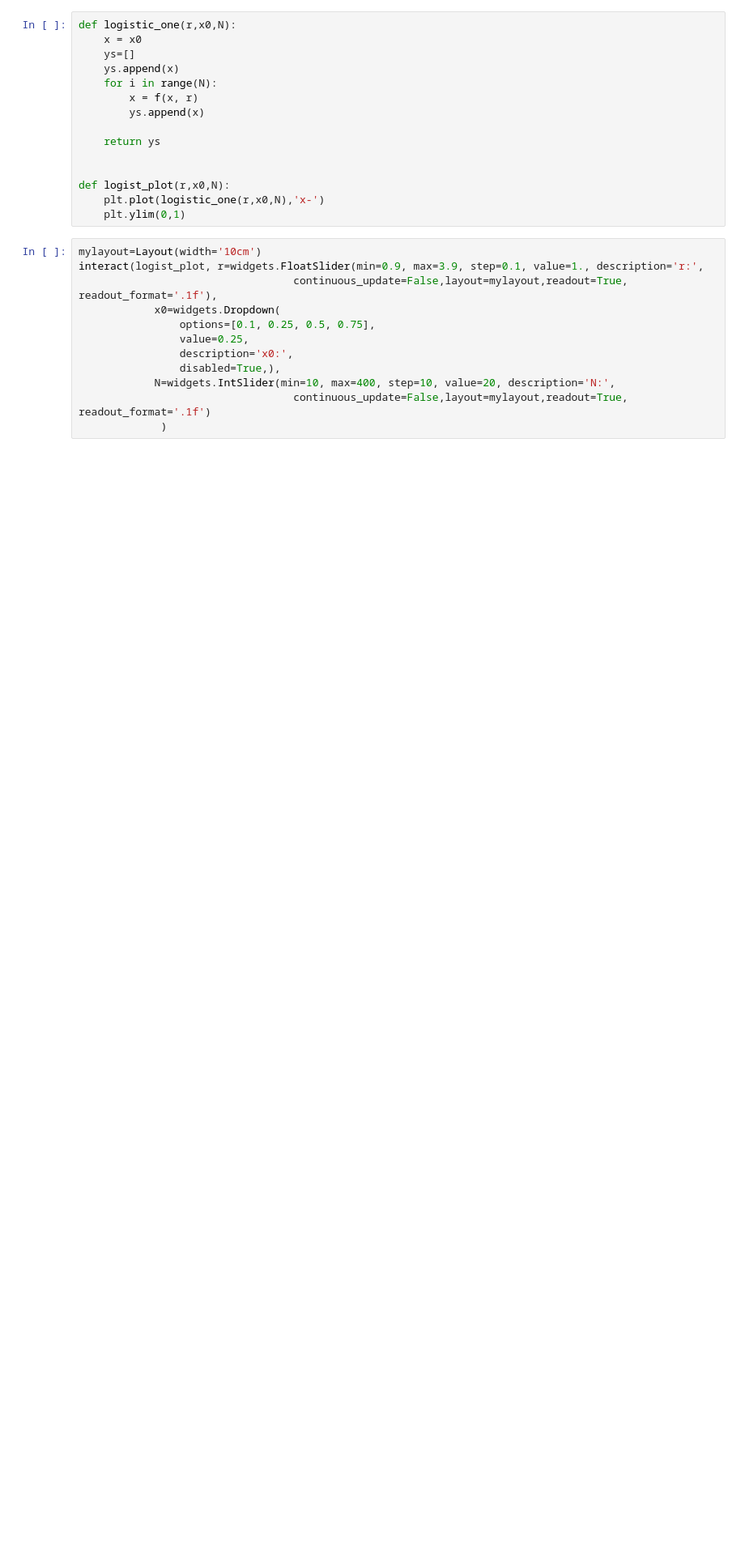
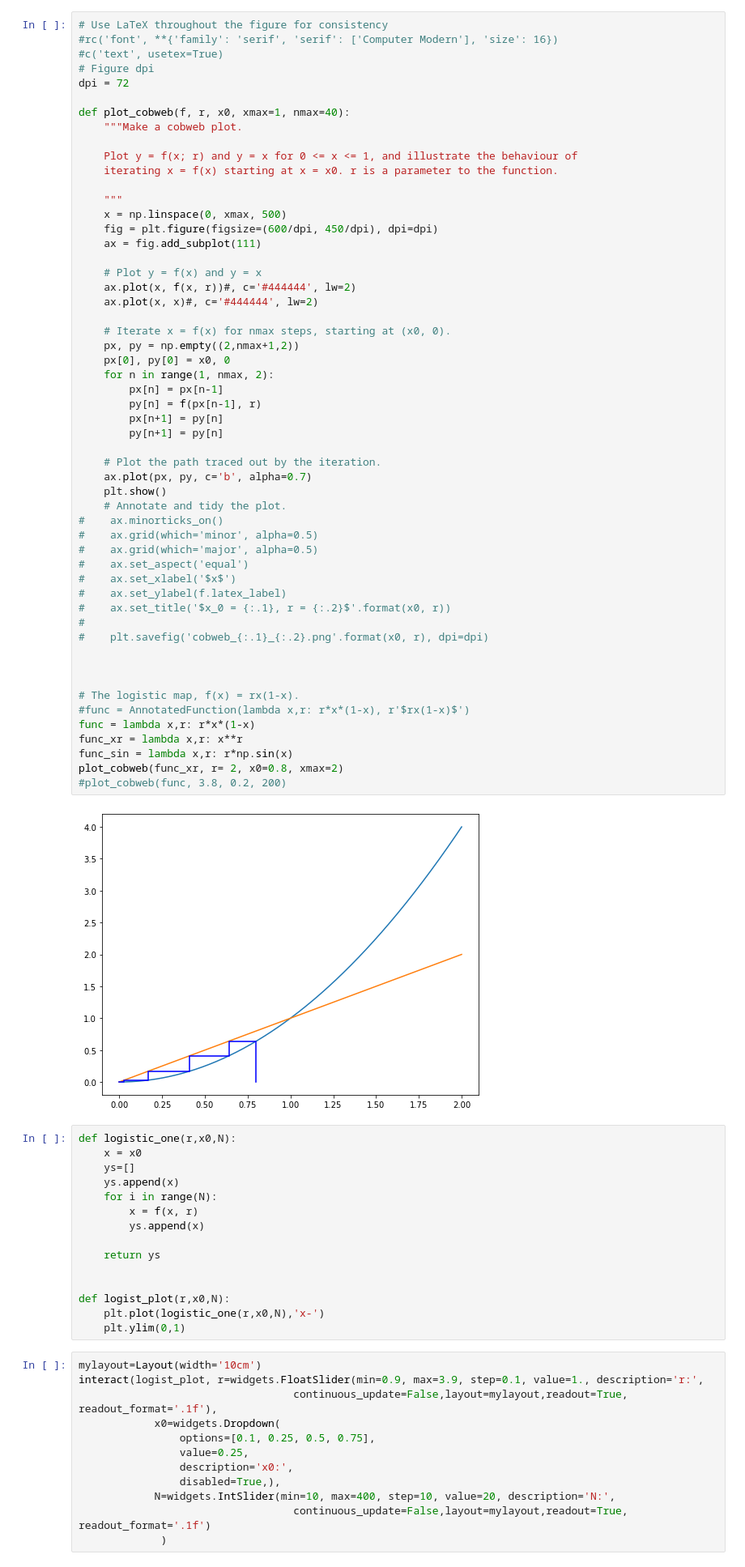
Before and after one commit to galendal/MAT230git, a Jupyter notebook: logistic_map.ipynb, the cells around one changed output. Shown: that part at 81% size. Cells and saved outputs as stored; diff of their text form; blank space fills up the shorter version.

```diff
--- a/logistic_map.ipynb
+++ b/logistic_map.ipynb
@@ -8,6 +8,62 @@ import matplotlib.pyplot as plt
 #%matplotlib notebook
 from ipywidgets import interact, interactive, fixed, interact_manual, Layout
 import ipywidgets as widgets
+# %%
+# Use LaTeX throughout the figure for consistency
+#rc('font', **{'family': 'serif', 'serif': ['Computer Modern'], 'size': 16})
+#c('text', usetex=True)
+# Figure dpi
+dpi = 72
+
+def plot_cobweb(f, r, x0, xmax=1, nmax=40):
+    """Make a cobweb plot.
+
+    Plot y = f(x; r) and y = x for 0 <= x <= 1, and illustrate the behaviour of
+    iterating x = f(x) starting at x = x0. r is a parameter to the function.
+
+    """
+    x = np.linspace(0, xmax, 500)
+    fig = plt.figure(figsize=(600/dpi, 450/dpi), dpi=dpi)
+    ax = fig.add_subplot(111)
+
+    # Plot y = f(x) and y = x
+    ax.plot(x, f(x, r))#, c='#444444', lw=2)
+    ax.plot(x, x)#, c='#444444', lw=2)
+
+    # Iterate x = f(x) for nmax steps, starting at (x0, 0).
+    px, py = np.empty((2,nmax+1,2))
+    px[0], py[0] = x0, 0
+    for n in range(1, nmax, 2):
+        px[n] = px[n-1]
+        py[n] = f(px[n-1], r)
+        px[n+1] = py[n]
+        py[n+1] = py[n]
+
+    # Plot the path traced out by the iteration.
+    ax.plot(px, py, c='b', alpha=0.7)
+    plt.show()
+    # Annotate and tidy the plot.
+#    ax.minorticks_on()
+#    ax.grid(which='minor', alpha=0.5)
+#    ax.grid(which='major', alpha=0.5)
+#    ax.set_aspect('equal')
+#    ax.set_xlabel('$x$')
+#    ax.set_ylabel(f.latex_label)
+#    ax.set_title('$x_0 = {:.1}, r = {:.2}$'.format(x0, r))
+#
+#    plt.savefig('cobweb_{:.1}_{:.2}.png'.format(x0, r), dpi=dpi)
+
+
+
+# The logistic map, f(x) = rx(1-x).
+#func = AnnotatedFunction(lambda x,r: r*x*(1-x), r'$rx(1-x)$')
+func = lambda x,r: r*x*(1-x)
+func_xr = lambda x,r: x**r
+func_sin = lambda x,r: r*np.sin(x)
+plot_cobweb(func_xr, r= 2, x0=0.8, xmax=2)
+#plot_cobweb(func, 3.8, 0.2, 200)
+# %% [output]
+[figure, added]
 # %%
 def logistic_one(r,x0,N):
     x = x0
```
Also changed, not shown: parts of 2 cells of this notebook.
